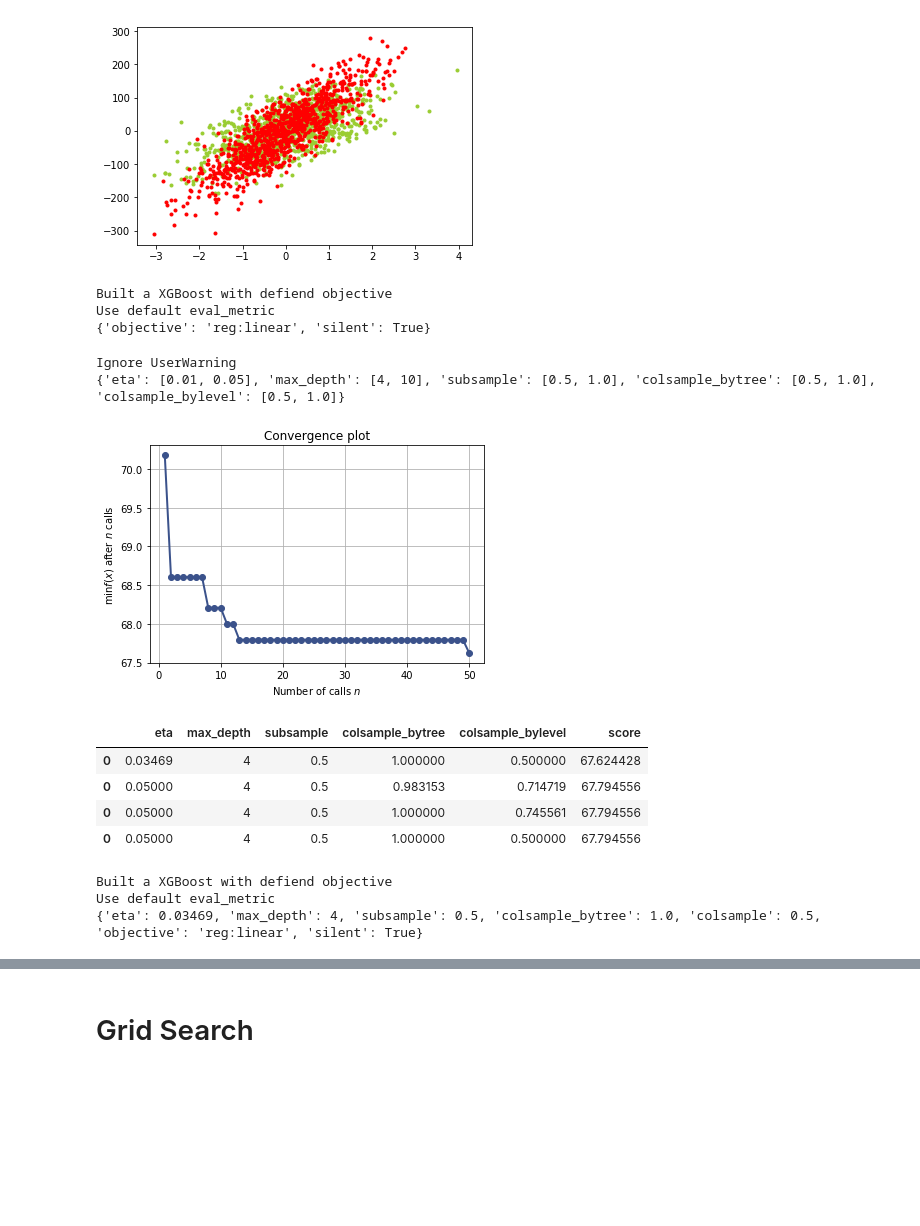
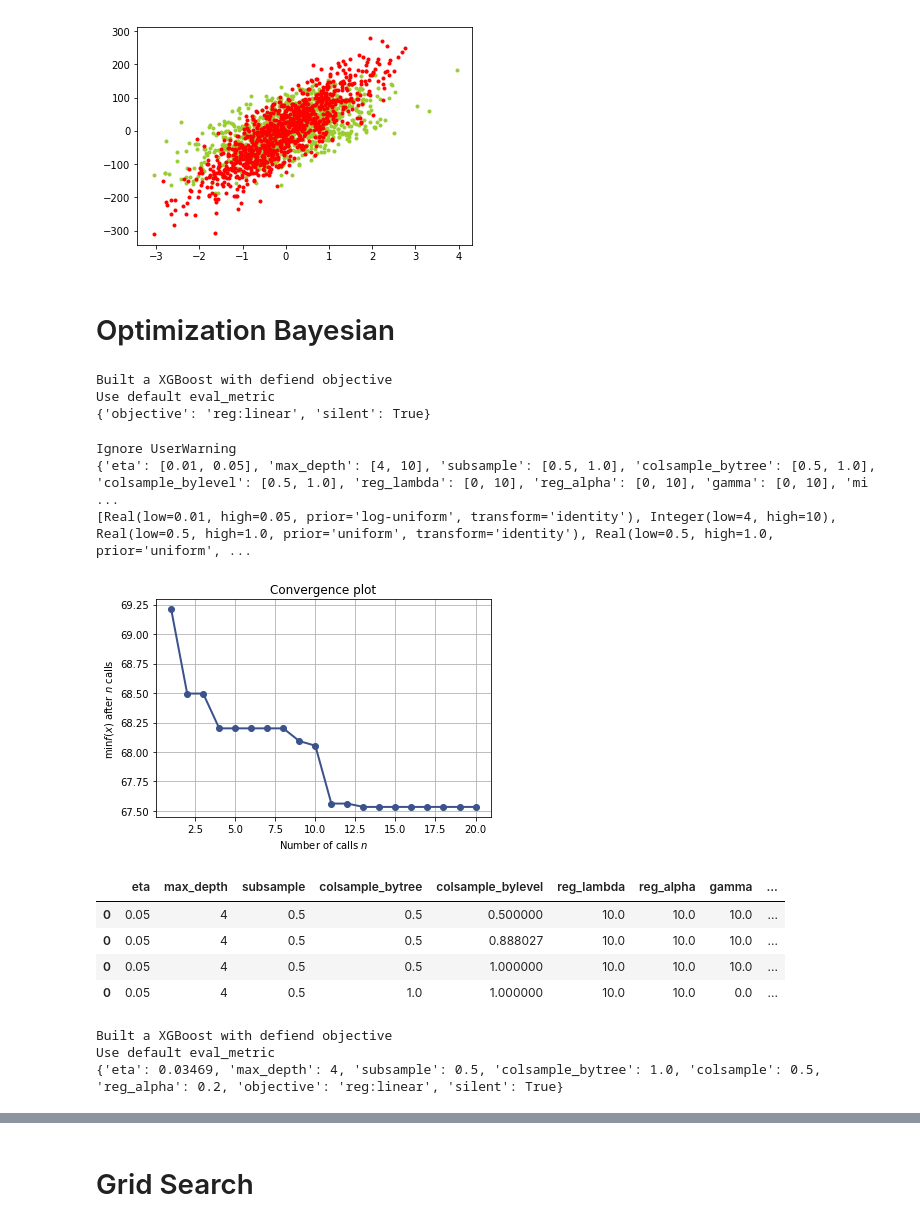
Before and after one commit to m-rahimi/ML_module, a Jupyter notebook: XGBoost_Module.ipynb, the cells around one changed output, grey strips where cells are left out. Saved outputs shown, nothing was run; the diff lists cells and outputs as text; code cells hidden in the pictures; blank space fills up the shorter version.

```diff
--- a/XGBoost_Module.ipynb
+++ b/XGBoost_Module.ipynb
@@ -207,17 +207,19 @@ class XGBoost(object):
             elif key == 'colsample_bylevel':
                 space.append(Real(val[0], val[1], "uniform", name='colsample_bylevel'))
             elif key == "reg_lambda":
-                space.append(Real(val[0], val[1], "log-uniform", name='reg_lambda'))
+                space.append(Real(val[0], val[1], "uniform", name='reg_lambda'))
             elif key == "reg_alpha":
-                space.append(Real(val[0], val[1], "log-uniform", name='reg_alpha'))
+                space.append(Real(val[0], val[1], "uniform", name='reg_alpha'))
             elif key == "gamma":
-                space.append(Real(val[0], val[1], "log-uniform", name='gamma'))
+                space.append(Real(val[0], val[1], "uniform", name='gamma'))
             elif key == "min_child_weight":
                 space.append(Integer(val[0], val[1], name='min_child_weight'))
             elif key == "scale_pos_weight":
                 space.append(Integer(val[0], val[1], name='scale_pos_weight'))
             else:
                 print("Error: Invalid parameter")
+
+        print(space)
 
 
         @use_named_args(space)
@@ -273,3 +273,5 @@ plt.show()
+# %% [markdown]
+# Optimization Bayesian
 # %%
 model = XGBoost(objective = "reg:linear", num_boost_round = 1000)
 # %% [output]
@@ -277,27 +279,32 @@ Built a XGBoost with defiend objective
 Use default eval_metric
 {'objective': 'reg:linear', 'silent': True}
 # %%
-model.bayesian(X, y, X1, y1, nstopping = 10, ncalls=50, eta = [0.01, 0.05], max_depth = [4, 10],
-               subsample = [0.5, 1.0], colsample_bytree = [0.5, 1.0], colsample_bylevel = [0.5, 1.0])
+model.bayesian(X, y, X1, y1, nstopping = 10, ncalls=20, eta = [0.01, 0.05], max_depth = [4, 10],
+               subsample = [0.5, 1.0], colsample_bytree = [0.5, 1.0], colsample_bylevel = [0.5, 1.0],
+               reg_lambda = [0, 10], reg_alpha = [0, 10], gamma = [0, 10], min_child_weight = [0, 10])
+
+#subsample = [0.5, 1.0], colsample_bytree = [0.5, 1.0], colsample_bylevel = [0.5, 1.0]) #,
+#               reg_lambda = [0, 10], reg_alpha = [0, 10], gamma = [0, 10], min_child_weight = [0, 10])
 # %% [output]
 Ignore UserWarning
-{'eta': [0.01, 0.05], 'max_depth': [4, 10], 'subsample': [0.5, 1.0], 'colsample_bytree': [0.5, 1.0], 'colsample_bylevel': [0.5, 1.0]}
+{'eta': [0.01, 0.05], 'max_depth': [4, 10], 'subsample': [0.5, 1.0], 'colsample_bytree': [0.5, 1.0], 'colsample_bylevel': [0.5, 1.0], 'reg_lambda': [0, 10], 'reg_alpha': [0, 10], 'gamma': [0, 10], 'mi ...
+[Real(low=0.01, high=0.05, prior='log-uniform', transform='identity'), Integer(low=4, high=10), Real(low=0.5, high=1.0, prior='uniform', transform='identity'), Real(low=0.5, high=1.0, prior='uniform', ...
-[figure, old version]
+[figure, new version]
 # %%
 model.scores()
 # %% [output]
-|  | eta | max_depth | subsample | colsample_bytree | colsample_bylevel | score |
-| 0 | 0.03469 | 4 | 0.5 | 1.000000 | 0.500000 | 67.624428 |
-| 0 | 0.05000 | 4 | 0.5 | 0.983153 | 0.714719 | 67.794556 |
-| 0 | 0.05000 | 4 | 0.5 | 1.000000 | 0.745561 | 67.794556 |
-| 0 | 0.05000 | 4 | 0.5 | 1.000000 | 0.500000 | 67.794556 |
+|  | eta | max_depth | subsample | colsample_bytree | colsample_bylevel | reg_lambda | reg_alpha | gamma | ... |
+| 0 | 0.05 | 4 | 0.5 | 0.5 | 0.500000 | 10.0 | 10.0 | 10.0 | ... |
+| 0 | 0.05 | 4 | 0.5 | 0.5 | 0.888027 | 10.0 | 10.0 | 10.0 | ... |
+| 0 | 0.05 | 4 | 0.5 | 0.5 | 1.000000 | 10.0 | 10.0 | 10.0 | ... |
+| 0 | 0.05 | 4 | 0.5 | 1.0 | 1.000000 | 10.0 | 10.0 | 0.0 | ... |
 # %%
 model = XGBoost(objective = "reg:linear", eta = 0.03469, max_depth = 4, subsample = 0.5,
-                colsample_bytree = 1., colsample = 0.5)
+                colsample_bytree = 1., colsample = 0.5, reg_alpha = 0.2)
 # %% [output]
 Built a XGBoost with defiend objective
 Use default eval_metric
-{'eta': 0.03469, 'max_depth': 4, 'subsample': 0.5, 'colsample_bytree': 1.0, 'colsample': 0.5, 'objective': 'reg:linear', 'silent': True}
+{'eta': 0.03469, 'max_depth': 4, 'subsample': 0.5, 'colsample_bytree': 1.0, 'colsample': 0.5, 'reg_alpha': 0.2, 'objective': 'reg:linear', 'silent': True}
 # %%
 model.fit_eval(X, y, X1, y1, verbose_eval = False, num_boost_round = 1000, early_stopping = 20, print_out=True)
 # %% [output]
```
Also changed, not shown: parts of 2 cells of this notebook.
